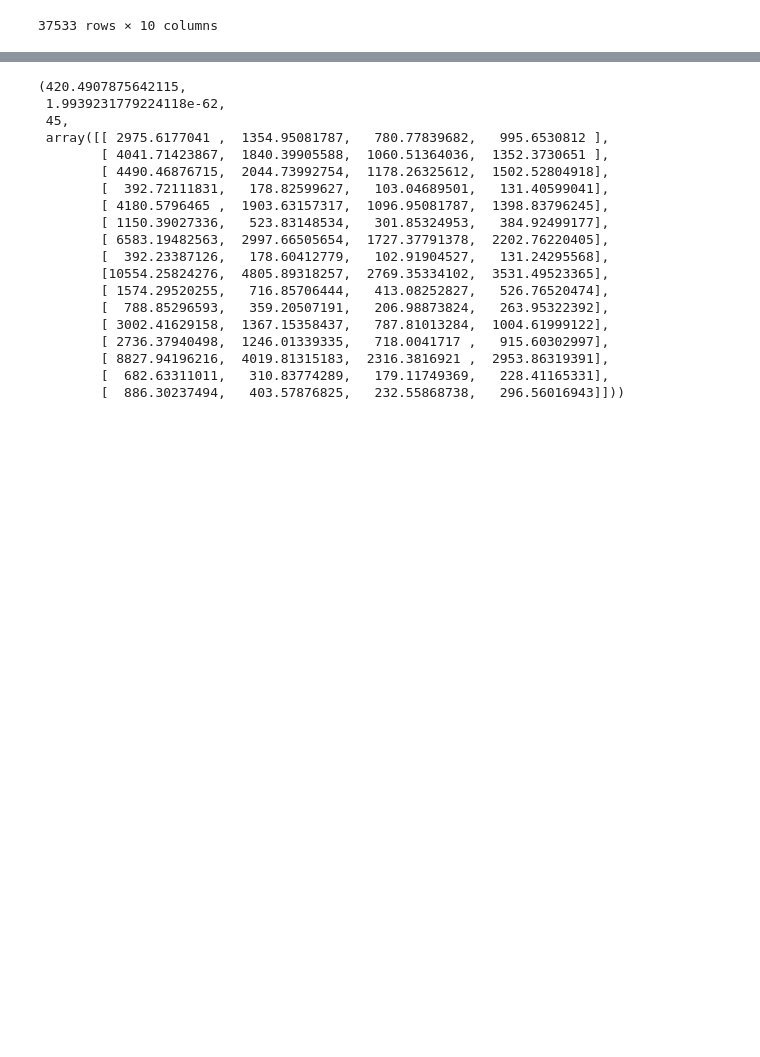
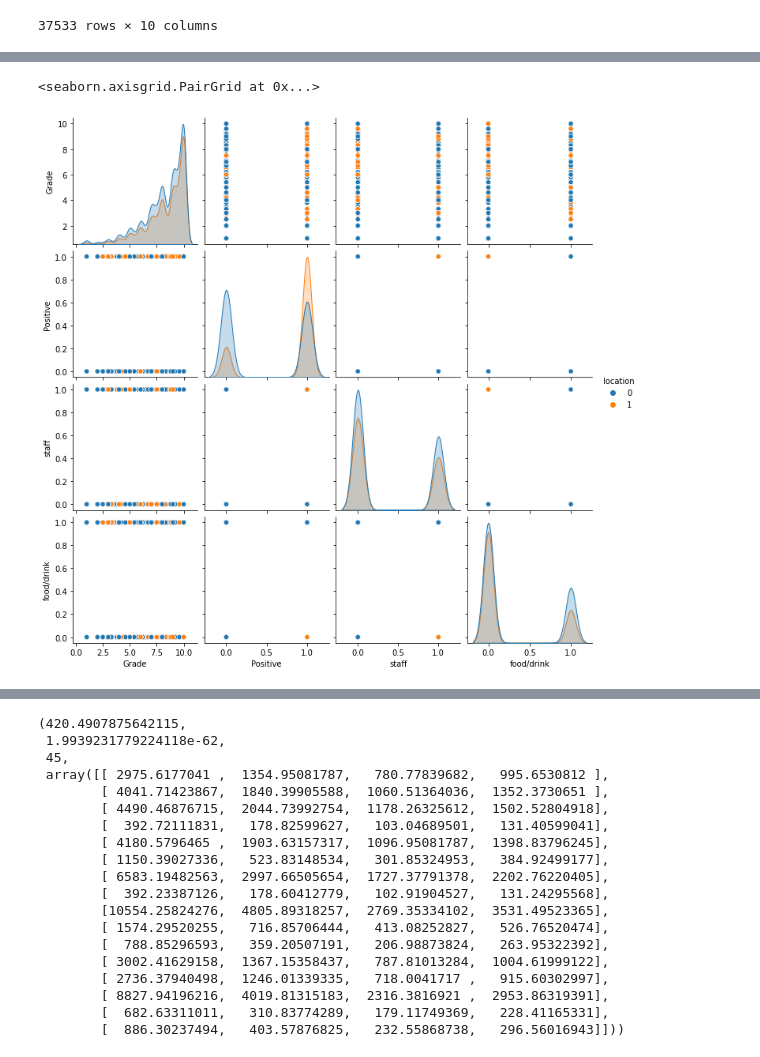
Before and after one commit to mitosHermanos/SIAP-NN, a Jupyter notebook: Data_analysis.ipynb, the cells around one changed output, grey strips where cells are left out. Cells and saved outputs as stored; diff of their text form; code cells hidden in the pictures; blank space fills up the shorter version.

```diff
--- a/Data_analysis.ipynb
+++ b/Data_analysis.ipynb
@@ -171,0 +220,3 @@ sns.catplot(x="Date of stay", hue="Facilities", kind="count", palette="ch:.25",
+# %%
+new_df1 = new_f.iloc[:, 5:10]
+new_df1.head()
@@ -171,0 +230,5 @@ sns.catplot(x="Date of stay", hue="Facilities", kind="count", palette="ch:.25",
+# %%
+sns.pairplot(hue="location",data=new_df1)
+# %% [output]
+<seaborn.axisgrid.PairGrid at 0x...>
+[figure, added]
```
Also changed, not shown: parts of 23 cells of this notebook, 1 other file.
